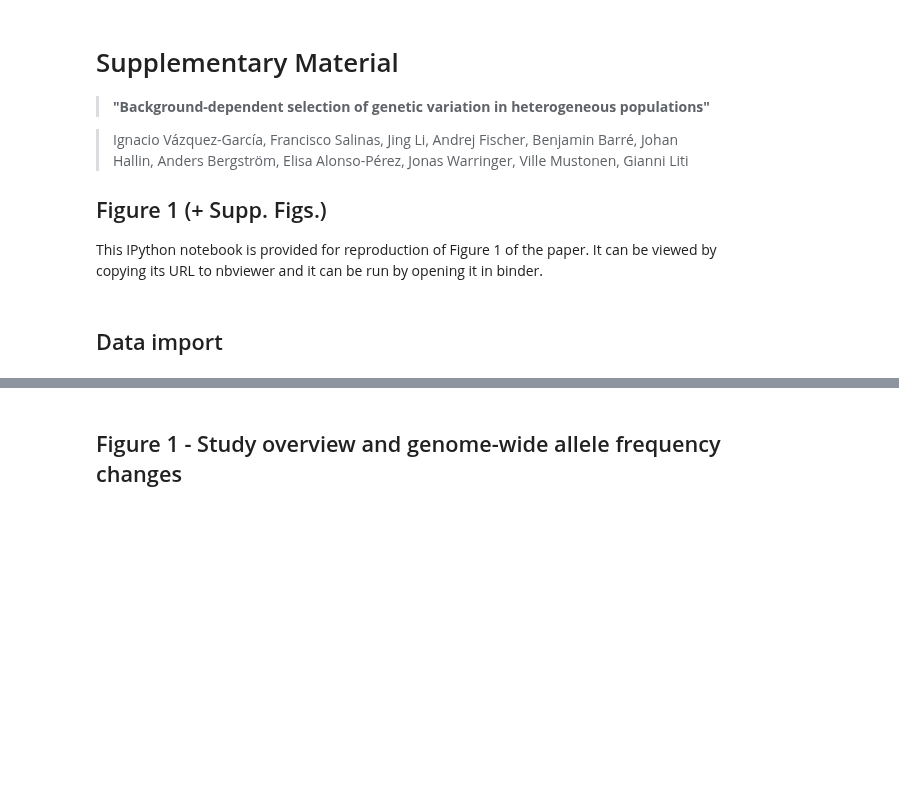
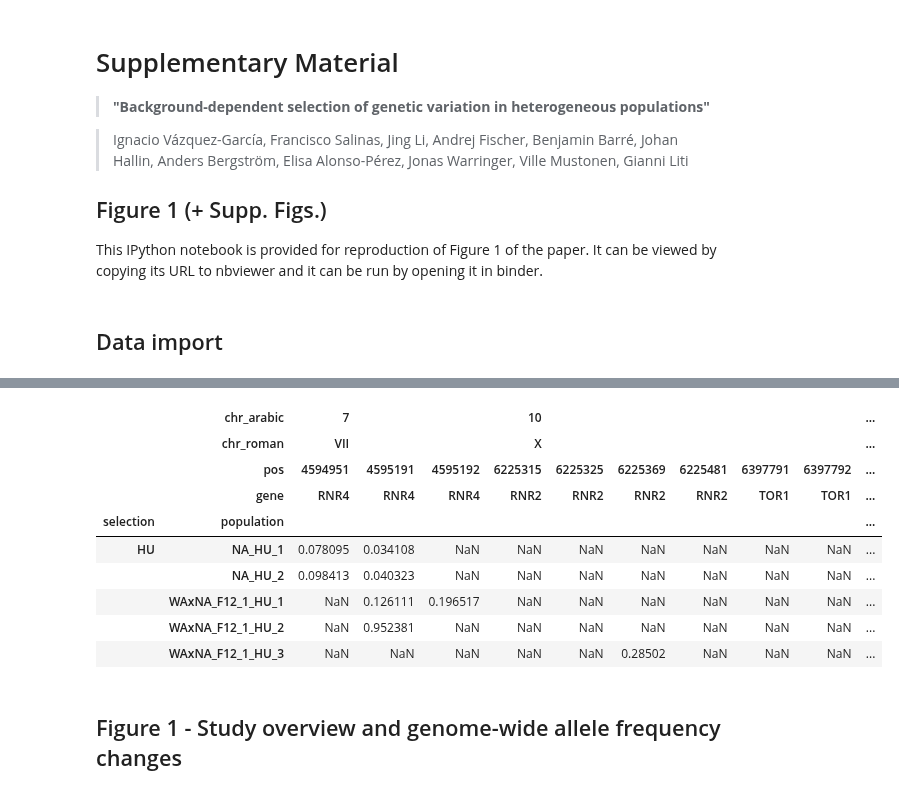
Before and after one commit to ivazquez/clonal-heterogeneity, a Jupyter notebook: src/figure1.ipynb, the cells around one changed output, grey strips where cells are left out. Cells and saved outputs as stored; diff of their text form; code cells hidden in the pictures; blank space fills up the shorter version.

```diff
--- a/src/figure1.ipynb
+++ b/src/figure1.ipynb
@@ -58,23 +95,34 @@ seq_scores_df.head()
 # %%
 # load data
 seq_mut_df = utils.load_data(dir_data+'seq/de-novo/seq_de_novo_snps_indels.pickle')
 
 seq_mut_df = seq_mut_df.rename(columns={'chrom':'chr_arabic', 'pos':'site'})
 seq_mut_df['chr_roman'] = seq_mut_df['chr_arabic'].apply(utils.int_to_roman)
 seq_mut_df = utils.chr_to_gw(seq_mut_df)
 
 seq_mut_df = seq_mut_df[seq_mut_df.mutation_type=='driver']
 
 # remap genotypes
 seq_mut_df['genotype'] = seq_mut_df['genotype'].map({'0/0': 0, '0/1': 1, '1/0': 1, '1/1': 2})
 
 seq_mut_df['type'] = 'de novo'
 
 seq_mut_df = pd.pivot_table(seq_mut_df,
-                           index=['selection','population','time'],
+                           index=['selection','population'],
                            columns=['chr_arabic','chr_roman','pos','gene'])['frequency']
 
 seq_mut_df.head()
+# %% [output]
+|  | chr_arabic | 7 |  |  | 10 |  |  |  |  |  | ... |
+|  | chr_roman | VII |  |  | X |  |  |  |  |  | ... |
+|  | pos | 4594951 | 4595191 | 4595192 | 6225315 | 6225325 | 6225369 | 6225481 | 6397791 | 6397792 | ... |
+|  | gene | RNR4 | RNR4 | RNR4 | RNR2 | RNR2 | RNR2 | RNR2 | TOR1 | TOR1 | ... |
+| selection | population |  |  |  |  |  |  |  |  |  | ... |
+| HU | NA_HU_1 | 0.078095 | 0.034108 | NaN | NaN | NaN | NaN | NaN | NaN | NaN | ... |
+|  | NA_HU_2 | 0.098413 | 0.040323 | NaN | NaN | NaN | NaN | NaN | NaN | NaN | ... |
+|  | WAxNA_F12_1_HU_1 | NaN | 0.126111 | 0.196517 | NaN | NaN | NaN | NaN | NaN | NaN | ... |
+|  | WAxNA_F12_1_HU_2 | NaN | 0.952381 | NaN | NaN | NaN | NaN | NaN | NaN | NaN | ... |
+|  | WAxNA_F12_1_HU_3 | NaN | NaN | NaN | NaN | NaN | 0.28502 | NaN | NaN | NaN | ... |
 # %% [markdown]
 ## Figure 1 - Study overview and genome-wide allele frequency changes
 # %%
```
Also changed, not shown: parts of 6 cells of this notebook, 7 other files.
